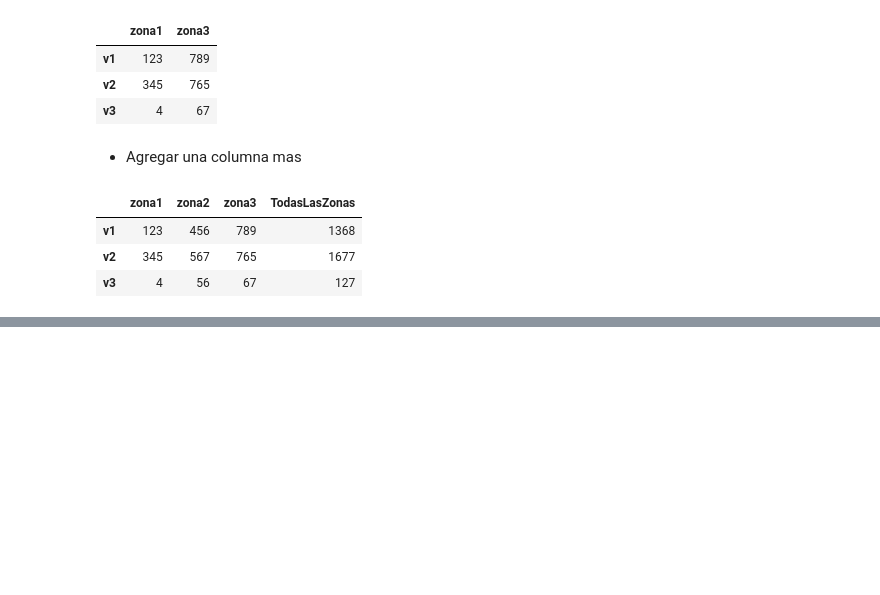
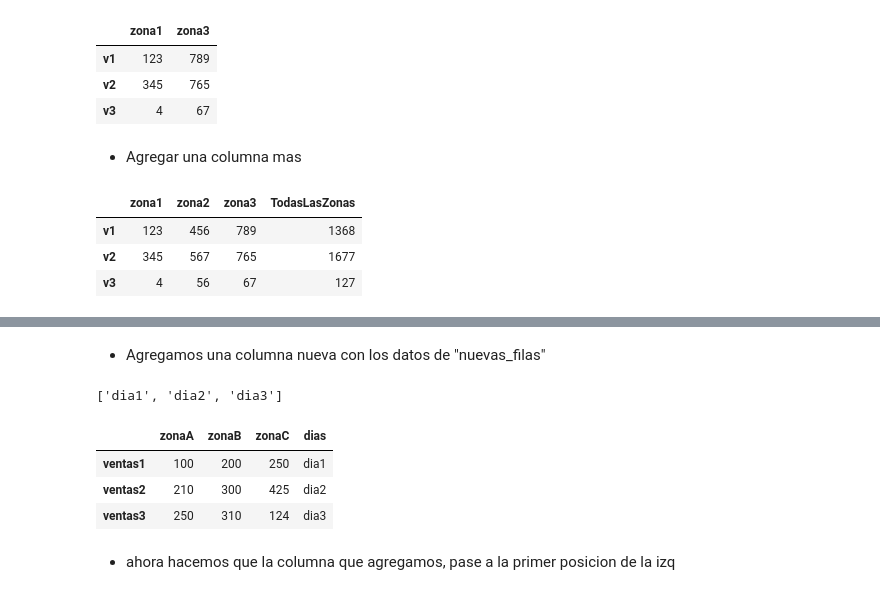
Before and after one commit to jsdiaz219/ML-Course, a Jupyter notebook: Pandas/Pandas.ipynb, the cells around one changed output, grey strips where cells are left out. Saved outputs shown, nothing was run; the diff lists cells and outputs as text; code cells hidden in the pictures; blank space fills up the shorter version.

```diff
--- a/Pandas/Pandas.ipynb
+++ b/Pandas/Pandas.ipynb
@@ -143,0 +252,18 @@ df
+# %% [markdown]
+* Agregamos una columna nueva con los datos de "nuevas_filas"
+# %%
+nuevas_filas = "dia1 dia2 dia3".split()
+nuevas_filas
+# %% [output]
+['dia1', 'dia2', 'dia3']
+# %%
+df['dias'] = nuevas_filas
+# %%
+df
+# %% [output]
+|  | zonaA | zonaB | zonaC | dias |
+| ventas1 | 100 | 200 | 250 | dia1 |
+| ventas2 | 210 | 300 | 425 | dia2 |
+| ventas3 | 250 | 310 | 124 | dia3 |
+# %% [markdown]
+* ahora hacemos que la columna que agregamos, pase a la primer posicion de la izq
```
Also changed, not shown: parts of 40 cells of this notebook.
